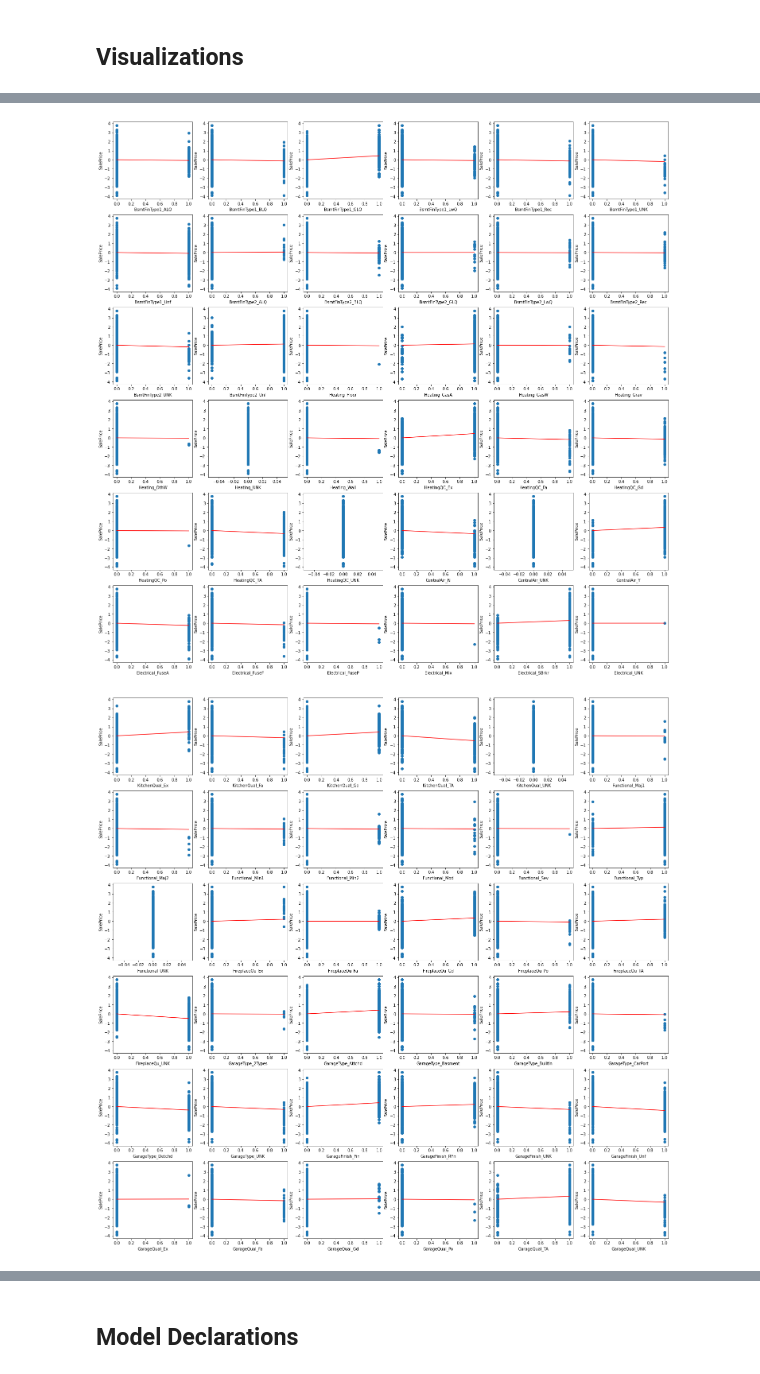
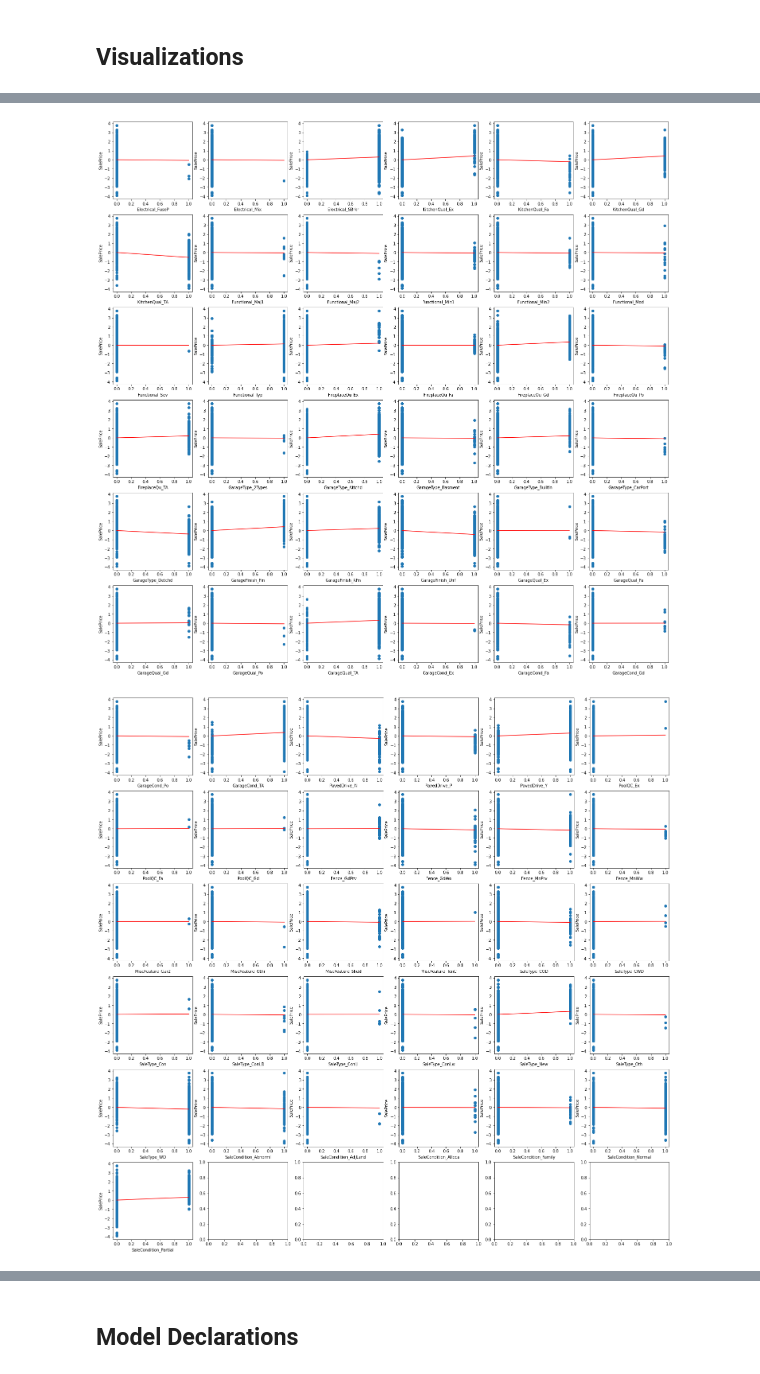
Before and after one commit to jamescorbin/kaggle, a Jupyter notebook: house_prices_regression/code/house_prices_regression.ipynb, the cells around one changed output, grey strips where cells are left out. Saved outputs shown, nothing was run; the diff lists cells and outputs as text; code cells hidden in the pictures.

```diff
--- a/house_prices_regression/code/house_prices_regression.ipynb
+++ b/house_prices_regression/code/house_prices_regression.ipynb
@@ -251,8 +267,12 @@ test_bin_enc = pd.DataFrame()
 
 for j, cat in enumerate(train_cat_vals.columns):
     for i, col in enumerate(enc.categories_[j]):
-        train_bin_enc[f"{cat}_{col}"] = train_cat_vals[cat].apply(lambda x: 1 if x==i else 0)
-        test_bin_enc[f"{cat}_{col}"] = test_cat_vals[cat].apply(lambda x: 1 if x==i else 0)
+        train_bin_enc[f"{cat}_{col}"] = (
+            train_cat_vals[cat].apply(lambda x: 1 if x==i else 0)
+        )
+        test_bin_enc[f"{cat}_{col}"] = (
+            test_cat_vals[cat].apply(lambda x: 1 if x==i else 0)
+        )
 # %%
 cat_scl = sklearn.preprocessing.StandardScaler()
 
@@ -464,10 +397,15 @@ class MixedDataProcessor(sklearn.base.TransformerMixin):
 # %%
-preprocessor = MixedDataProcessor(cat_feats, cont_feats)
+preprocessor = MixedDataPreprocessor(cat_feats, cont_feats)
+
+df_train[y_col] = np.log(df_train[y_col])
+
 X, Y = preprocessor.fit_transform(X=df_train, y=df_train[[y_col]])
 
 Y = pd.DataFrame(Y, columns=[y_col])
 
-log.info(f"Number of columns in dataset after preprocessing: {len(X.columns)}")
+log.info(
+    f"Number of columns in dataset after preprocessing: {len(X.columns)}"
+)
 
 X_test = preprocessor.transform(df_test.drop(["Id"], axis=1))
 # %% [output]
@@ -475,3 +414,8 @@ X_test = preprocessor.transform(df_test.drop(["Id"], axis=1))
+# %%
+UNK = "UNK"
+
+X = X[[x for x in X.columns if x[-len(UNK):]!=UNK]]
+X_test = X_test[[x for x in X.columns if x[-len(UNK):]!=UNK]]
 # %%
 X.head(3)
 # %% [output]
@@ -586,13 +535,16 @@ ax.pcolormesh(Z_corr)
 # %%
 d = 6
 
-for i in range(np.ceil(len(Z.columns)//(d**2)).astype(int)):
+for i in range(np.ceil(len(Z.columns)/(d**2)).astype(int)):
 
     fig = plt.figure(figsize=(25, 25))
     axs = fig.subplots(d, d)
 
     for j in range(d**2):
-        col = Z.columns[i*d**2+j]
+        ind = i*d**2+j
+        if ind >= len(Z.columns):
+            continue
+        col = Z.columns[ind]
 
         k = j//d
         ax = axs[k, j%d]
@@ -607,8 +559,8 @@ for i in range(np.ceil(len(Z.columns)//(d**2)).astype(int)):
             ax.set_xlabel(col)
             ax.set_ylabel(y_col)
 
-            ax.plot(cor_x, s*cor_x, color='r')
+            _ = ax.plot(cor_x, s*cor_x, color='r')
 
-    fig.show()
+    fig
 # %% [output]
 [figure]
@@ -621,2 +573,2 @@ for i in range(np.ceil(len(Z.columns)//(d**2)).astype(int)):
-[figure, old version]
+[figure, new version]
-[figure, old version]
+[figure, new version]
```
Also changed, not shown: parts of 33 cells of this notebook, 14 other files.
